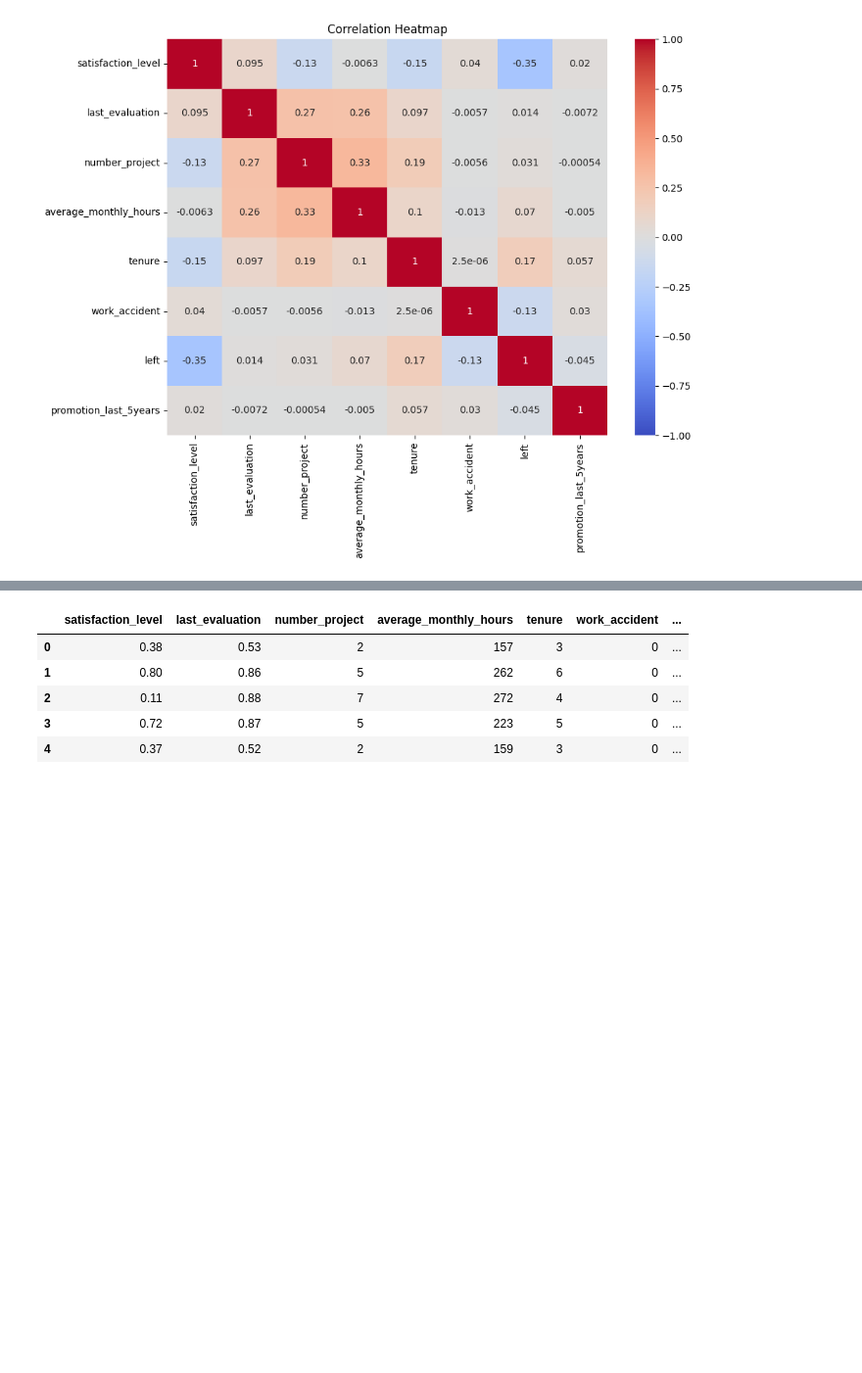
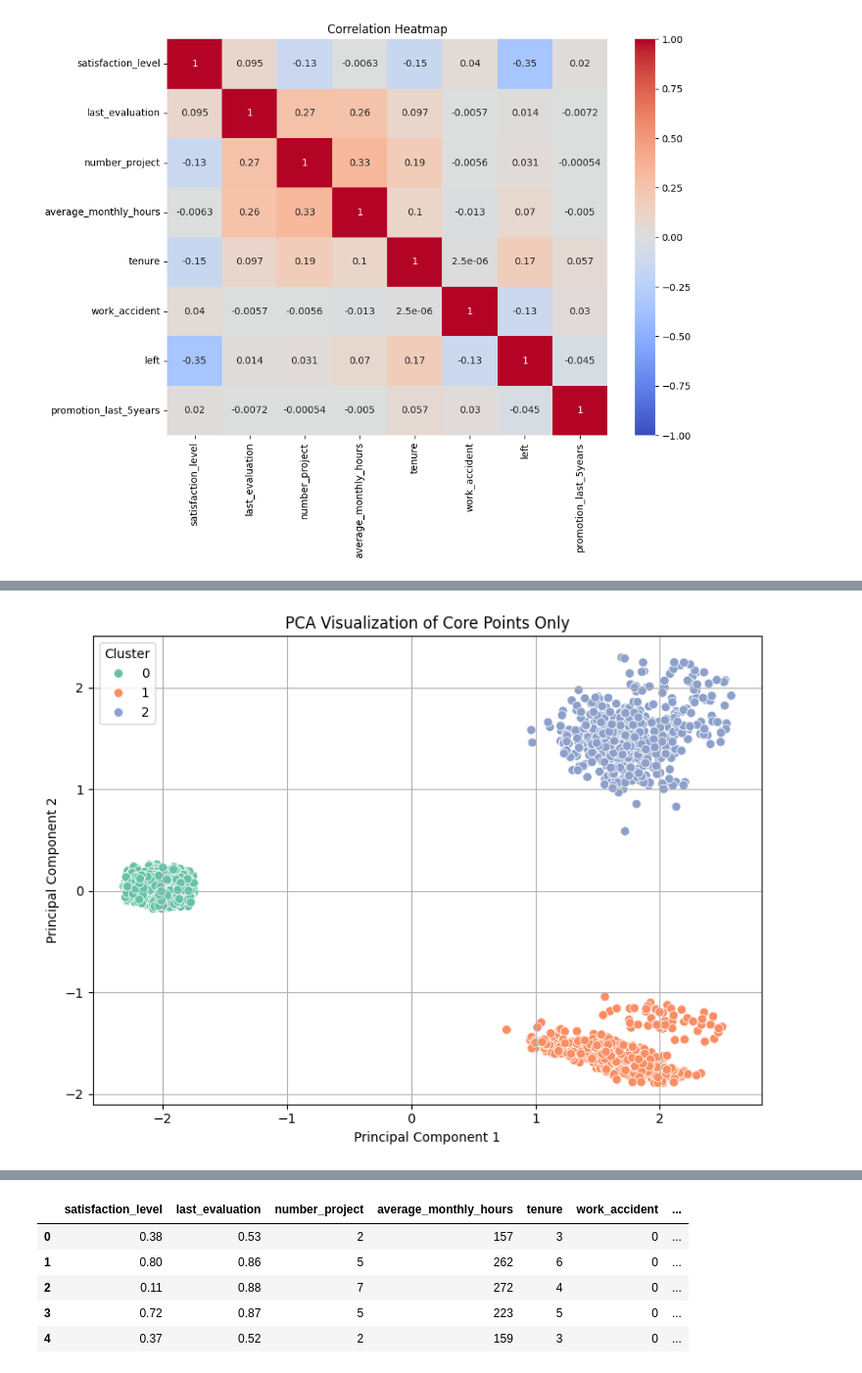
Before and after one commit to mjuan99/employee-retention-prediction, a Jupyter notebook: Employee_Retention_Prediction.ipynb, the cells around one changed output, grey strips where cells are left out. Shown at 98% size. Drawn from its saved outputs; the diff is of its cells as text; code cells hidden in the pictures; blank space fills up the shorter version.

```diff
--- a/Employee_Retention_Prediction.ipynb
+++ b/Employee_Retention_Prediction.ipynb
@@ -255,0 +369,29 @@ plt.show()
+# %%
+from sklearn.decomposition import PCA
+import seaborn as sns
+import matplotlib.pyplot as plt
+
+# Re-standardize just in case
+X_cores = df_cores[cluster_features]
+X_cores_scaled = scaler.transform(X_cores)
+
+# Apply PCA to core points
+pca = PCA(n_components=2)
+X_pca = pca.fit_transform(X_cores_scaled)
+
+# Add PCA coordinates for plotting
+df_cores['pca1'] = X_pca[:, 0]
+df_cores['pca2'] = X_pca[:, 1]
+
+# Plot
+plt.figure(figsize=(8, 6))
+sns.scatterplot(data=df_cores, x='pca1', y='pca2', hue='cluster', palette='Set2', s=50)
+plt.title("PCA Visualization of Core Points Only")
+plt.xlabel("Principal Component 1")
+plt.ylabel("Principal Component 2")
+plt.legend(title='Cluster')
+plt.grid(True)
+plt.tight_layout()
+plt.show()
+# %% [output]
+[figure, added]
```
Also changed, not shown: parts of 6 cells of this notebook.
